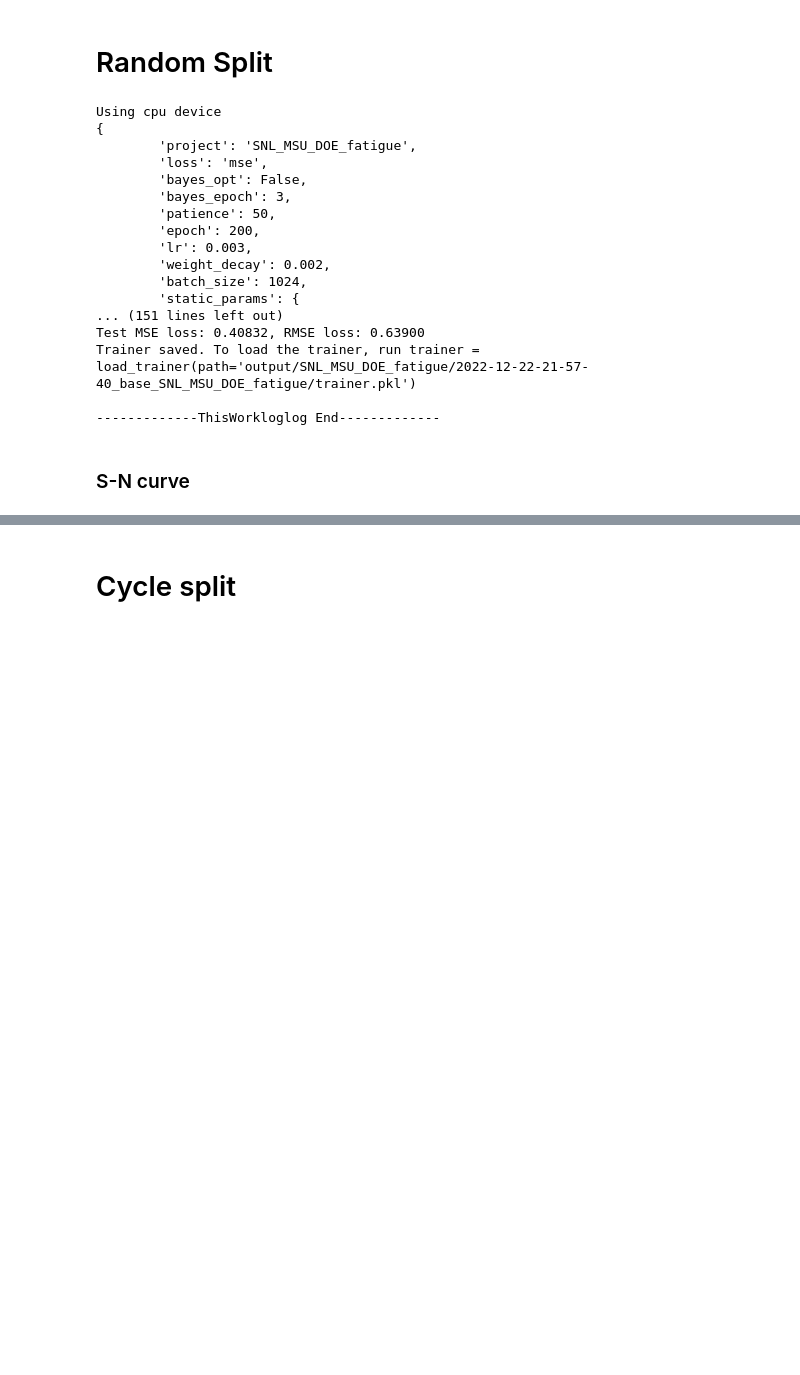
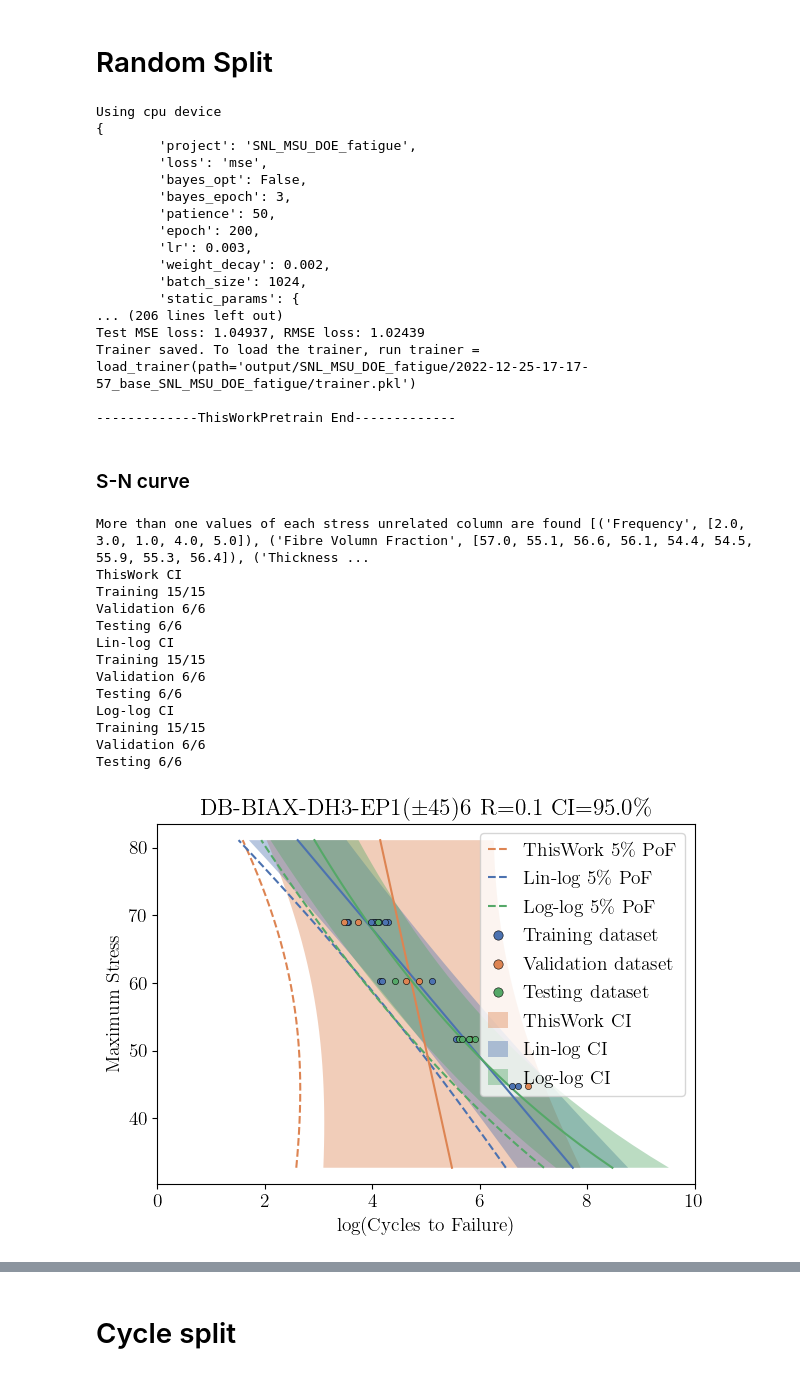
Before and after one commit to Luwen-Zhang/SNEnsemble, a Jupyter notebook: notebooks/main.ipynb, the cells around one changed output, grey strips where cells are left out. Saved outputs shown, nothing was run; the diff lists cells and outputs as text; code cells hidden in the pictures; blank space fills up the shorter version.

```diff
--- a/notebooks/main.ipynb
+++ b/notebooks/main.ipynb
@@ -27,6 +27,7 @@ models = [
     ThisWork(trainer),
     ThisWork(trainer, manual_activate=["linlogSN"], program="ThisWorklinlog"),
     ThisWork(trainer, manual_activate=["loglogSN"], program="ThisWorkloglog"),
+    ThisWorkPretrain(trainer, manual_activate=["linlogSN"]),
 ]
 
 trainer.add_modelbases(models)
@@ -45,11 +46,28 @@ Using cpu device
         'weight_decay': 0.002,
         'batch_size': 1024,
         'static_params': {
-... (151 lines left out)
-Test MSE loss: 0.40832, RMSE loss: 0.63900
-Trainer saved. To load the trainer, run trainer = load_trainer(path='output/SNL_MSU_DOE_fatigue/2022-12-22-21-57-40_base_SNL_MSU_DOE_fatigue/trainer.pkl')
+... (206 lines left out)
+Test MSE loss: 1.04937, RMSE loss: 1.02439
+Trainer saved. To load the trainer, run trainer = load_trainer(path='output/SNL_MSU_DOE_fatigue/2022-12-25-17-17-57_base_SNL_MSU_DOE_fatigue/trainer.pkl')
 
--------------ThisWorkloglog End-------------
+-------------ThisWorkPretrain End-------------
 # %% [markdown]
 ### S-N curve
+# %%
+trainer.plot_S_N(m_code='DB-BIAX-DH3-EP1(±45)6', s_col='Maximum Stress', n_col='log(Cycles to Failure)', r_col='Minimum/Maximum Stress', n_bootstrap=2, r_value=0.1, load_dir='tension', verbose=False, program="ThisWorklinlog", refit=True)
+# %% [output]
+More than one values of each stress unrelated column are found [('Frequency', [2.0, 3.0, 1.0, 4.0, 5.0]), ('Fibre Volumn Fraction', [57.0, 55.1, 56.6, 56.1, 54.4, 54.5, 55.9, 55.3, 56.4]), ('Thickness ...
+ThisWork CI
+Training 15/15
+Validation 6/6
+Testing 6/6
+Lin-log CI
+Training 15/15
+Validation 6/6
+Testing 6/6
+Log-log CI
+Training 15/15
+Validation 6/6
+Testing 6/6
+[figure, added]
 # %%
```
Also changed, not shown: parts of 57 cells of this notebook.
